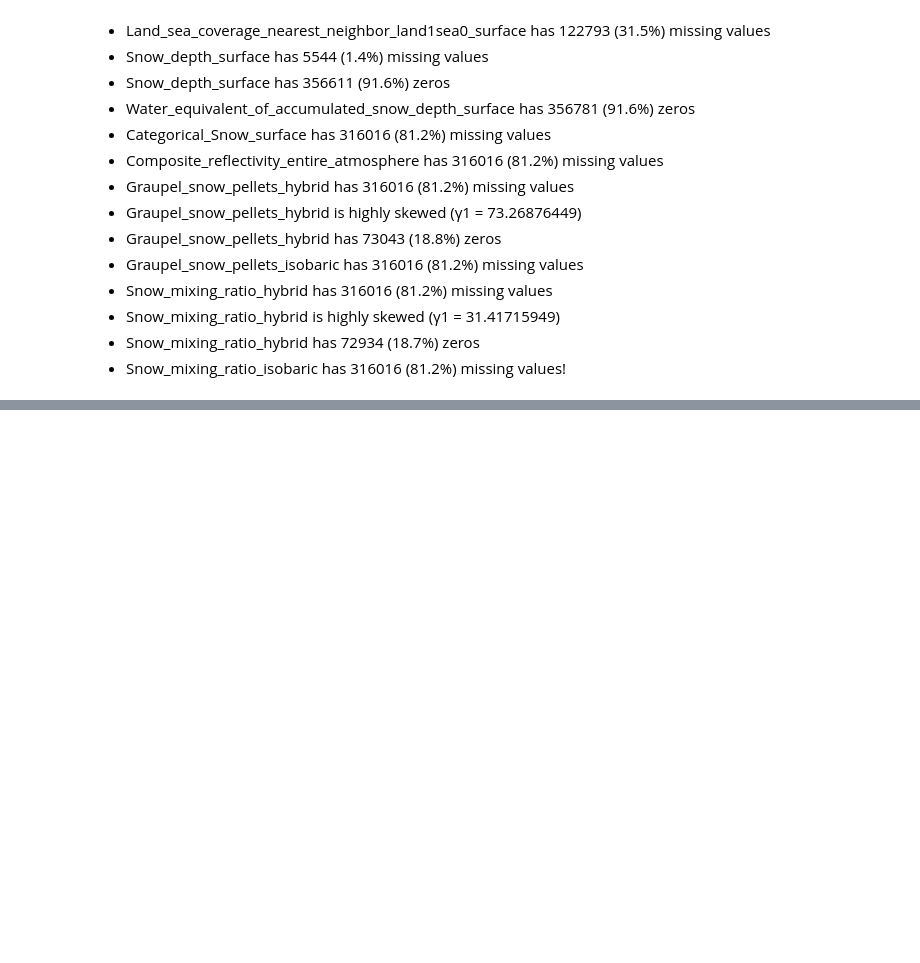
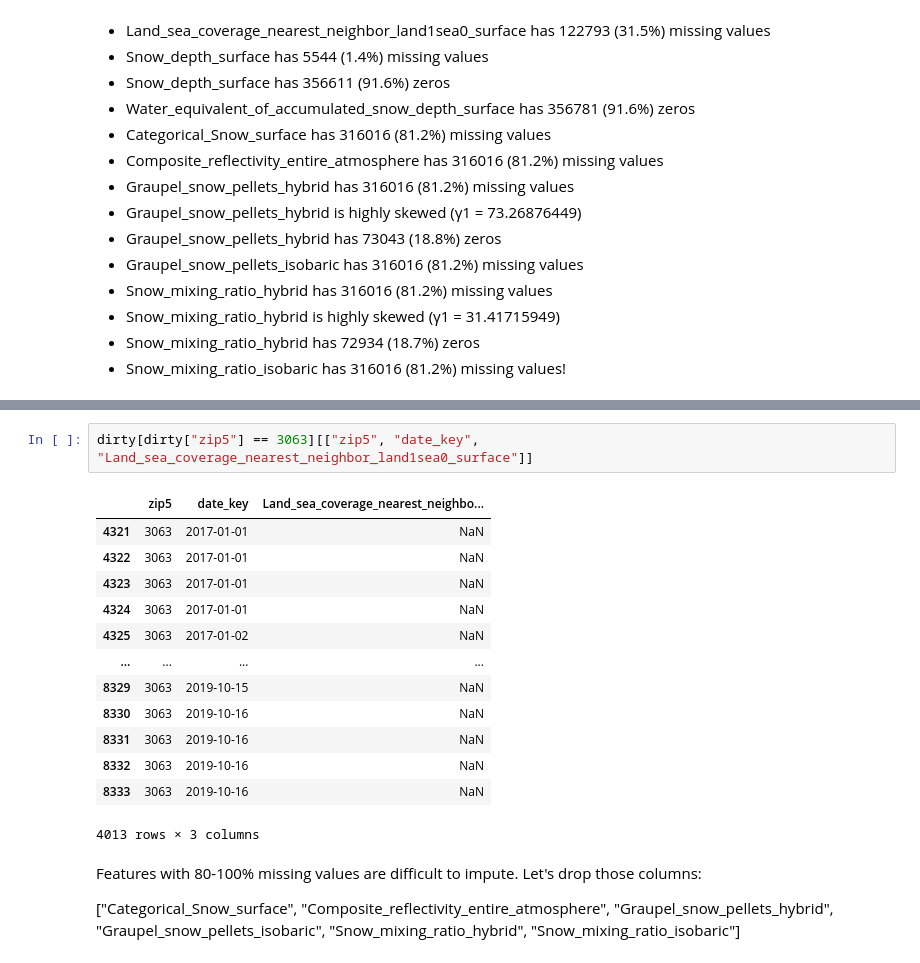
Before and after one commit to chitwankaudan/whetherweather, a Jupyter notebook: outlier_analysis.ipynb, the cells around one changed output, grey strips where cells are left out. Drawn from its saved outputs; the diff is of its cells as text; blank space fills up the shorter version.

```diff
--- a/outlier_analysis.ipynb
+++ b/outlier_analysis.ipynb
@@ -168,0 +277,25 @@ missingPerZip.sort_values(['Haines_Index_surface'], ascending = [0])
+# %%
+dirty[dirty["zip5"] == 3063][["zip5", "date_key", "Land_sea_coverage_nearest_neighbor_land1sea0_surface"]]
+# %% [output]
+|  | zip5 | date_key | Land_sea_coverage_nearest_neighbo... |
+| 4321 | 3063 | 2017-01-01 | NaN |
+| 4322 | 3063 | 2017-01-01 | NaN |
+| 4323 | 3063 | 2017-01-01 | NaN |
+| 4324 | 3063 | 2017-01-01 | NaN |
+| 4325 | 3063 | 2017-01-02 | NaN |
+| ... | ... | ... | ... |
+| 8329 | 3063 | 2019-10-15 | NaN |
+| 8330 | 3063 | 2019-10-16 | NaN |
+| 8331 | 3063 | 2019-10-16 | NaN |
+| 8332 | 3063 | 2019-10-16 | NaN |
+| 8333 | 3063 | 2019-10-16 | NaN |
+4013 rows × 3 columns
+# %% [markdown]
+Features with 80-100% missing values are difficult to impute. Let's drop those columns:
+
+["Categorical_Snow_surface",
+"Composite_reflectivity_entire_atmosphere",
+"Graupel_snow_pellets_hybrid",
+"Graupel_snow_pellets_isobaric",
+"Snow_mixing_ratio_hybrid",
+"Snow_mixing_ratio_isobaric"]
```
Also changed, not shown: parts of 23 cells of this notebook.
